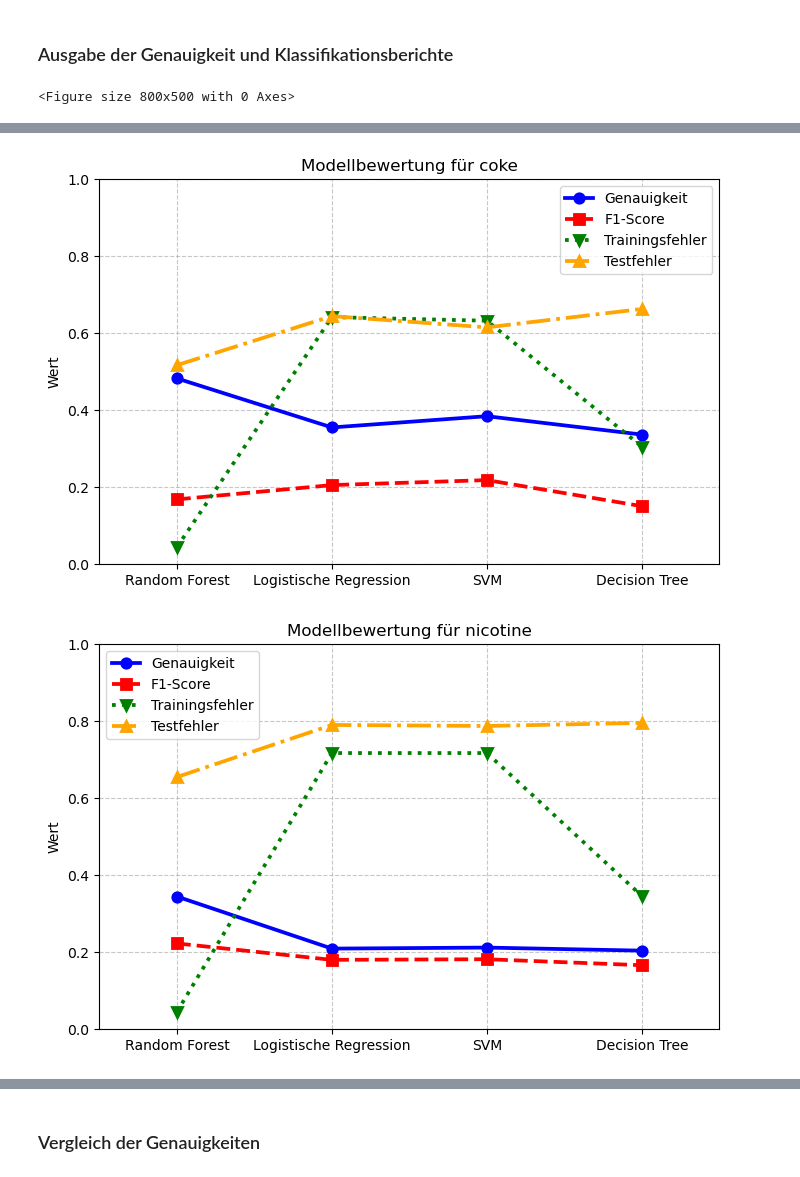
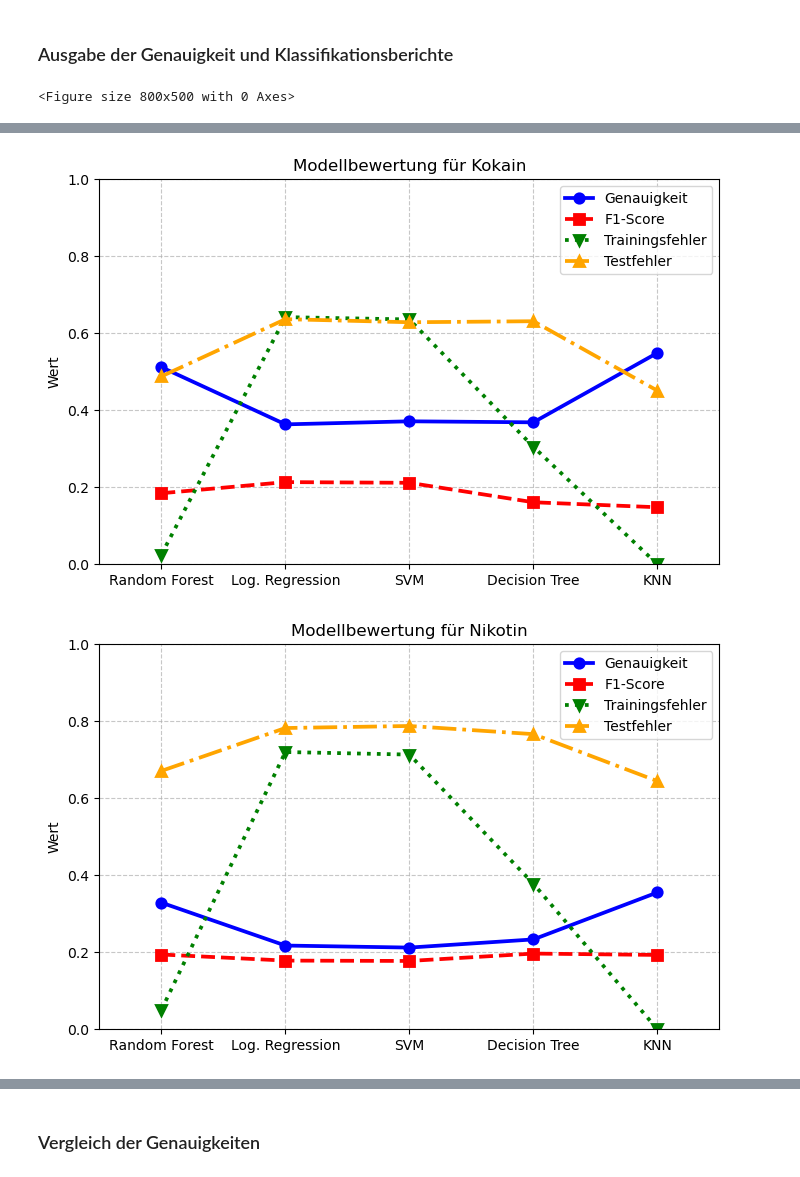
Before and after one commit to Salih-Kelmendi/LuisSalihML, a Jupyter notebook: Drug-Consumption2.ipynb, the cells around one changed output, grey strips where cells are left out. Saved outputs shown, nothing was run; the diff lists cells and outputs as text; code cells hidden in the pictures.

```diff
--- a/Drug-Consumption2.ipynb
+++ b/Drug-Consumption2.ipynb
@@ -285,3 +229,20 @@ Training Logistische Regression für nicotine...
+# %%
+knn_models = {}
+y_pred_knn = {}
+
+for drug in drug_names:
+    knn_model = KNeighborsClassifier(
+        algorithm='auto',
+        leaf_size=20,
+        n_neighbors=11,
+        p=1,
+        weights='distance'
+    )
+
+    knn_model.fit(X_train, y_train[drug])
+
+    y_pred_knn[drug] = knn_model.predict(X_test)
+    knn_models[drug] = knn_model
 # %% [markdown]
 ### SVM Modell
 # %%
@@ -413,37 +321,51 @@ weighted avg       0.26      0.20      0.22       377
 # %% [markdown]
 ### Ausgabe der Genauigkeit und Klassifikationsberichte
 # %%
-models = ["Random Forest", "Logistische Regression", "SVM", "Decision Tree"]
+models = ["Random Forest", "Log. Regression", "SVM", "Decision Tree", "KNN"]
 
 plt.figure(figsize=(8, 5))
 
 for drug in drug_names:
+    # Anpassung der Titel je nach Droge
+    if drug == "cannabis":
+        drug_title = "Modellbewertung für Cannabis"
+    elif drug == "coke":
+        drug_title = "Modellbewertung für Kokain"
+    elif drug == "nicotine":
+        drug_title = "Modellbewertung für Nikotin"
+    else:
+        drug_title = f"Modellbewertung für {drug}"
+
     accuracies = [
         all_accuracies[drug]["Random Forest"],
         all_accuracies[drug]["Logistische Regression"],
         all_accuracies[drug]["SVM"],
-        all_accuracies[drug]["Decision Tree"]
+        all_accuracies[drug]["Decision Tree"],
+        all_accuracies[drug]["KNN"]
     ]
 
     f1_scores = [
         all_f1_scores[drug]["Random Forest"],
         all_f1_scores[drug]["Logistische Regression"],
         all_f1_scores[drug]["SVM"],
-        all_f1_scores[drug]["Decision Tree"]
+        all_f1_scores[drug]["Decision Tree"],
+        all_f1_scores[drug]["KNN"]
     ]
 
     train_errors = [
         all_train_errors[drug]["Random Forest"],
         all_train_errors[drug]["Logistische Regression"],
         all_train_errors[drug]["SVM"],
-        all_train_errors[drug]["Decision Tree"]
+        all_train_errors[drug]["Decision Tree"],
+        all_train_errors[drug]["KNN"]
     ]
 
     test_errors = [
         all_test_errors[drug]["Random Forest"],
         all_test_errors[drug]["Logistische Regression"],
         all_test_errors[drug]["SVM"],
-        all_test_errors[drug]["Decision Tree"]
+        all_test_errors[drug]["Decision Tree"],
+        all_test_errors[drug]["KNN"]
     ]
 
     # Plot der Genauigkeiten, F1-Scores und Fehler
@@ -455,7 +377,7 @@ for drug in drug_names:
 
     plt.ylabel("Wert")
     plt.ylim(0, 1)
-    plt.title(f"Modellbewertung für {drug}")
+    plt.title(drug_title)  # Titel basierend auf der Droge setzen
     plt.legend()
     plt.grid(True, linestyle="--", alpha=0.7)
     plt.show()
@@ -465,2 +387,2 @@ for drug in drug_names:
-[figure, old version]
+[figure, new version]
-[figure, old version]
+[figure, new version]
```
Also changed, not shown: parts of 20 cells of this notebook.
